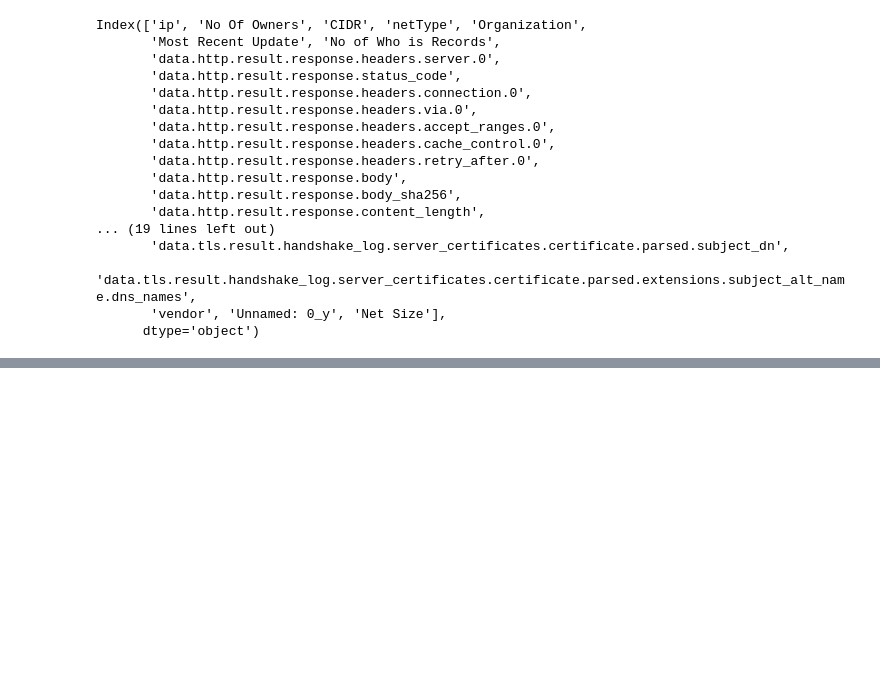
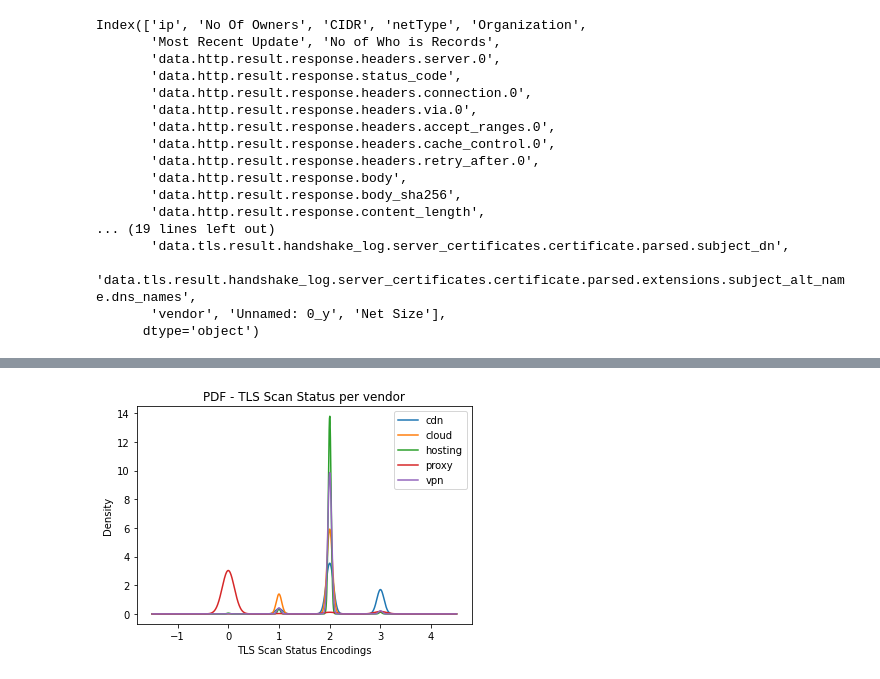
Before and after one commit to shnrndk/IP-Cat-Research, a Jupyter notebook: PDF_and_CDF_Create.ipynb, the cells around one changed output, grey strips where cells are left out. Saved outputs shown, nothing was run; the diff lists cells and outputs as text; code cells hidden in the pictures; blank space fills up the shorter version.

```diff
--- a/PDF_and_CDF_Create.ipynb
+++ b/PDF_and_CDF_Create.ipynb
@@ -237,0 +397,13 @@ plt.legend()
+# %%
+df[df["vendor"] == 0]['data.tls.status'].plot.kde(title='PDF - Whois CIDR Block Size',label=vendorEncodings[0])
+df[df["vendor"] == 1]['data.tls.status'].plot.kde(title='PDF - Whois CIDR Block Size',label=vendorEncodings[1])
+df[df["vendor"] == 2]['data.tls.status'].plot.kde(title='PDF - Whois CIDR Block Size ',label=vendorEncodings[2])
+df[df["vendor"] == 3]['data.tls.status'].plot.kde(title='PDF - Whois CIDR Block Size',label=vendorEncodings[3])
+df[df["vendor"] == 4]['data.tls.status'].plot.kde(title='PDF - TLS Scan Status per vendor',label=vendorEncodings[4])
+plt.legend(vendorEncodings)
+# plt.xticks(x, le.classes_)
+# plt.xticks(rotation=90)
+plt.xlabel('TLS Scan Status Encodings')
+plt.savefig('TLS Scan Status Vendor.png')
+# %% [output]
+[figure, added]
```
Also changed, not shown: parts of 55 cells of this notebook.
